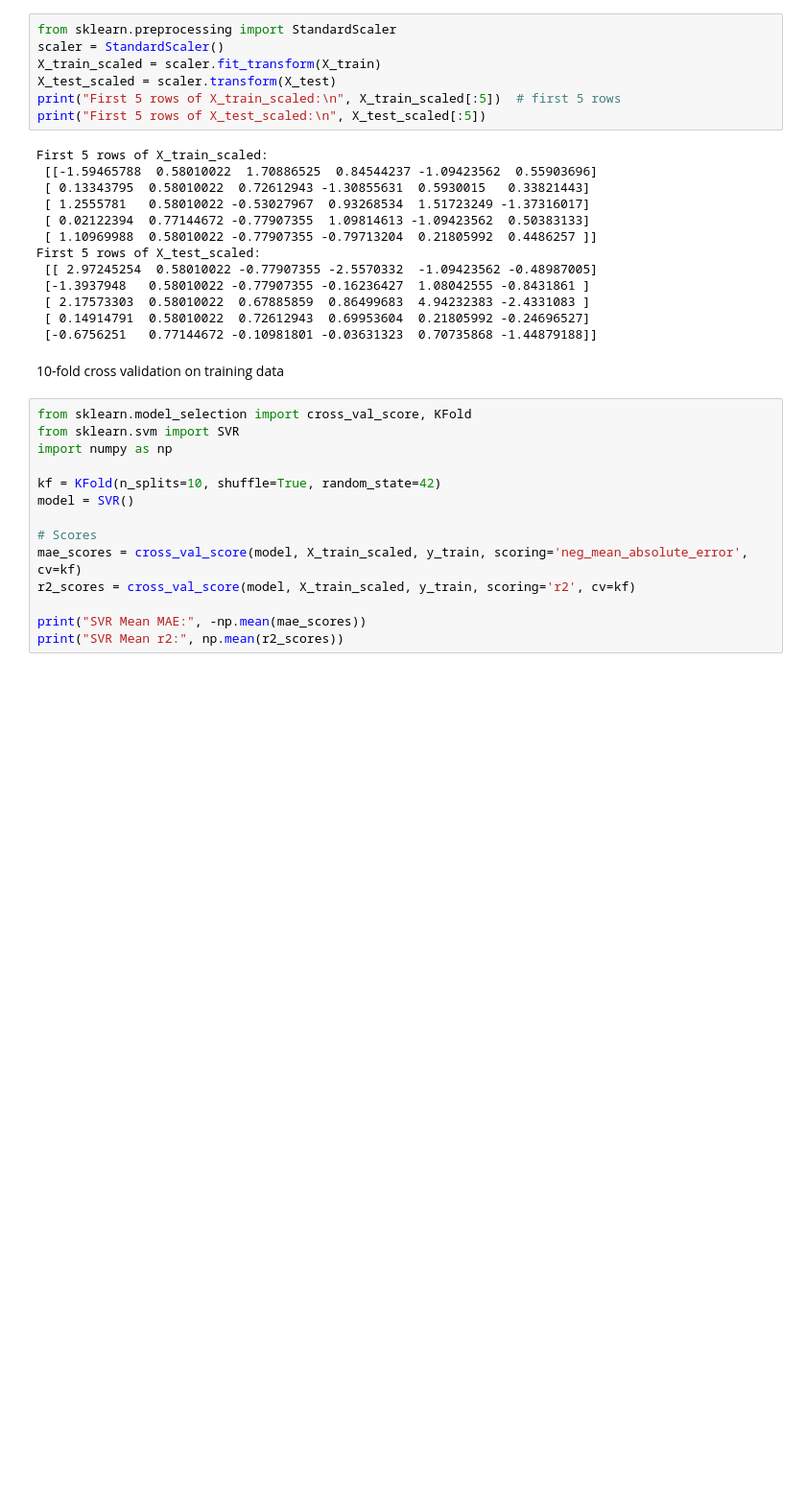
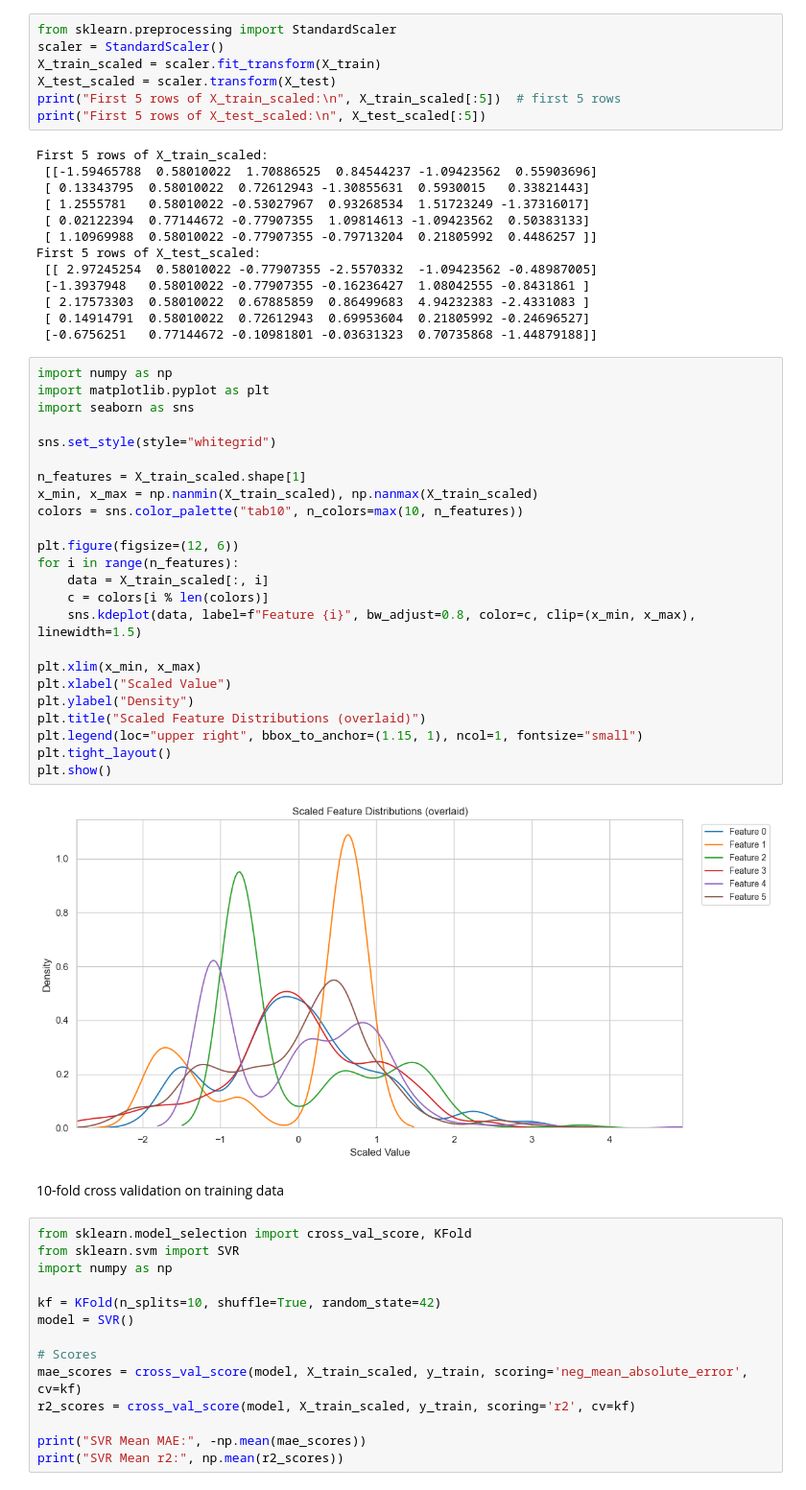
Before and after one commit to ciarangray0/MLRegressionAssignment2, a Jupyter notebook: SVR.ipynb, the cells around one changed output. Shown at 96% size. Cells and saved outputs as stored; diff of their text form; blank space fills up the shorter version.

```diff
--- a/SVR.ipynb
+++ b/SVR.ipynb
@@ -161,6 +161,32 @@ First 5 rows of X_test_scaled:
  [ 2.17573303  0.58010022  0.67885859  0.86499683  4.94232383 -2.4331083 ]
  [ 0.14914791  0.58010022  0.72612943  0.69953604  0.21805992 -0.24696527]
  [-0.6756251   0.77144672 -0.10981801 -0.03631323  0.70735868 -1.44879188]]
+# %%
+import numpy as np
+import matplotlib.pyplot as plt
+import seaborn as sns
+
+sns.set_style(style="whitegrid")
+
+n_features = X_train_scaled.shape[1]
+x_min, x_max = np.nanmin(X_train_scaled), np.nanmax(X_train_scaled)
+colors = sns.color_palette("tab10", n_colors=max(10, n_features))
+
+plt.figure(figsize=(12, 6))
+for i in range(n_features):
+    data = X_train_scaled[:, i]
+    c = colors[i % len(colors)]
+    sns.kdeplot(data, label=f"Feature {i}", bw_adjust=0.8, color=c, clip=(x_min, x_max), linewidth=1.5)
+
+plt.xlim(x_min, x_max)
+plt.xlabel("Scaled Value")
+plt.ylabel("Density")
+plt.title("Scaled Feature Distributions (overlaid)")
+plt.legend(loc="upper right", bbox_to_anchor=(1.15, 1), ncol=1, fontsize="small")
+plt.tight_layout()
+plt.show()
+# %% [output]
+[figure, added]
 # %% [markdown]
 10-fold cross validation on training data
 # %%
```
Also changed, not shown: parts of 6 cells of this notebook, 1 other file.
